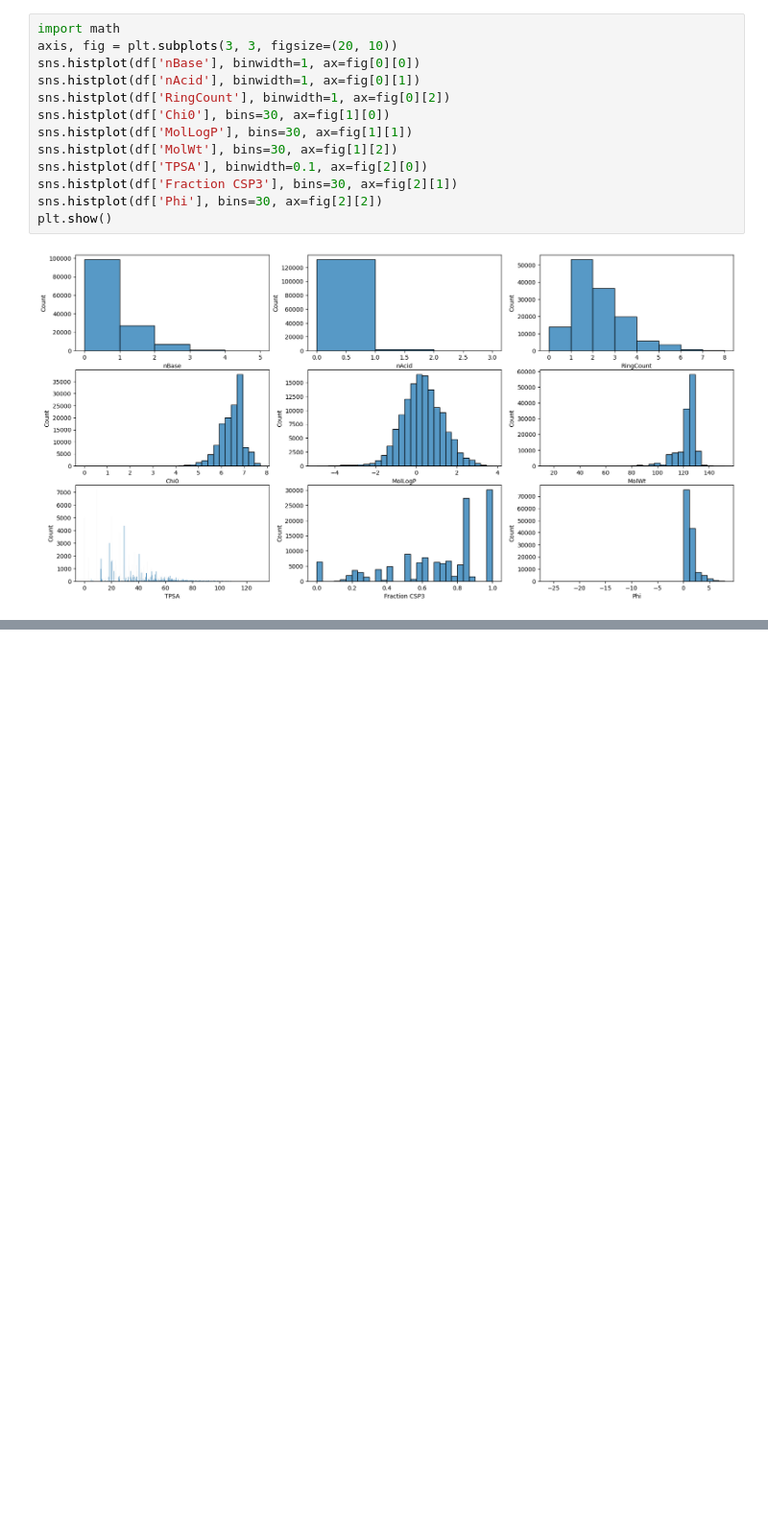
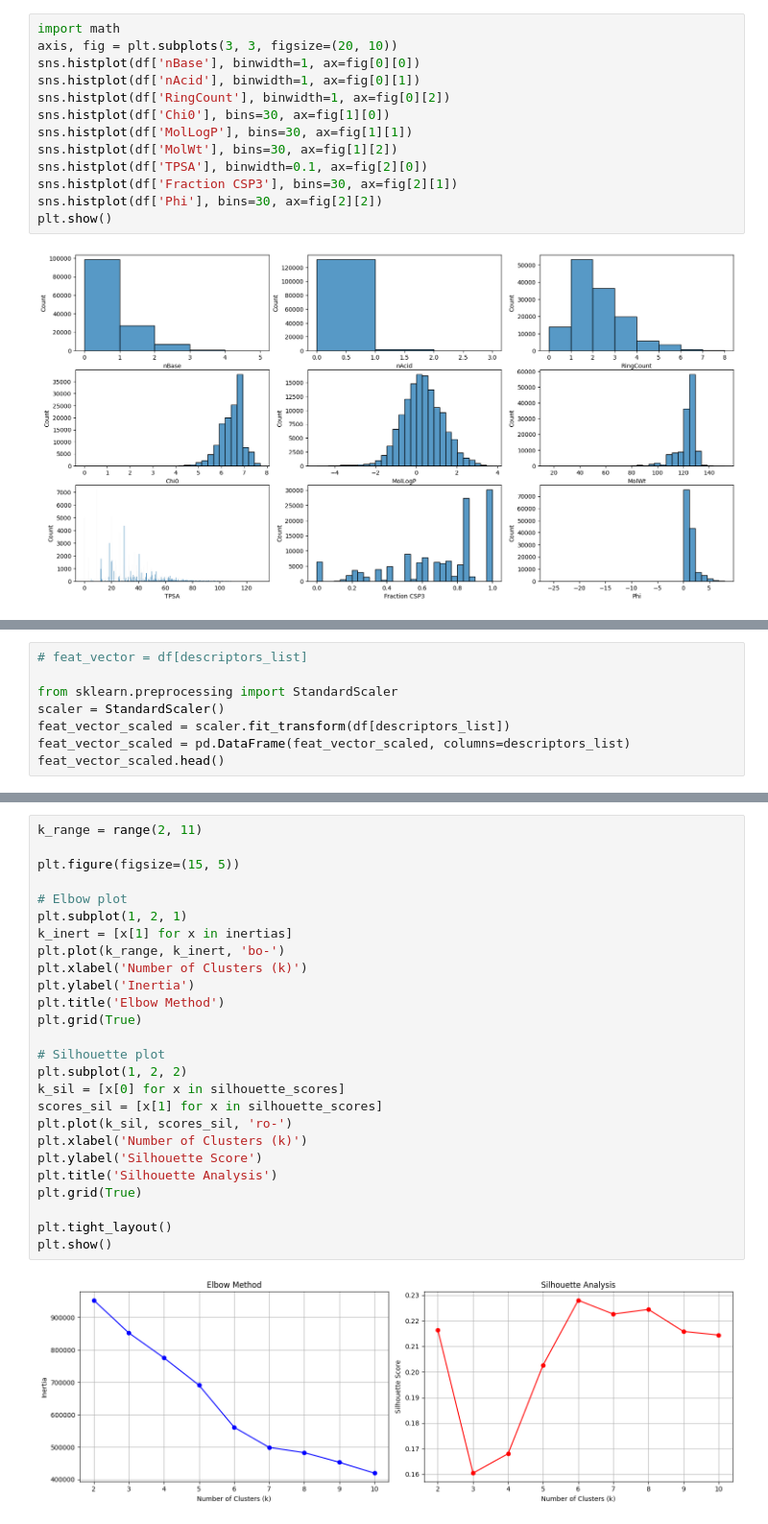
Before and after one commit to Luis-Menezes/CI-Chemistry, a Jupyter notebook: HandsOn_DataClustering2.ipynb, the cells around one changed output, grey strips where cells are left out. Shown at 96% size. Saved outputs shown, nothing was run; the diff lists cells and outputs as text; blank space fills up the shorter version.

```diff
--- a/HandsOn_DataClustering2.ipynb
+++ b/HandsOn_DataClustering2.ipynb
@@ -275,0 +272,8 @@ Maybe using Phi and CHi0 as the feature vectors?
+# %%
+# feat_vector = df[descriptors_list]
+
+from sklearn.preprocessing import StandardScaler
+scaler = StandardScaler()
+feat_vector_scaled = scaler.fit_transform(df[descriptors_list])
+feat_vector_scaled = pd.DataFrame(feat_vector_scaled, columns=descriptors_list)
+feat_vector_scaled.head()
@@ -292,0 +321,28 @@ plt.show()
+# %%
+k_range = range(2, 11)
+
+plt.figure(figsize=(15, 5))
+
+# Elbow plot
+plt.subplot(1, 2, 1)
+k_inert = [x[1] for x in inertias]
+plt.plot(k_range, k_inert, 'bo-')
+plt.xlabel('Number of Clusters (k)')
+plt.ylabel('Inertia')
+plt.title('Elbow Method')
+plt.grid(True)
+
+# Silhouette plot
+plt.subplot(1, 2, 2)
+k_sil = [x[0] for x in silhouette_scores]
+scores_sil = [x[1] for x in silhouette_scores]
+plt.plot(k_sil, scores_sil, 'ro-')
+plt.xlabel('Number of Clusters (k)')
+plt.ylabel('Silhouette Score')
+plt.title('Silhouette Analysis')
+plt.grid(True)
+
+plt.tight_layout()
+plt.show()
+# %% [output]
+[figure, added]
```
Also changed, not shown: parts of 13 cells of this notebook.
